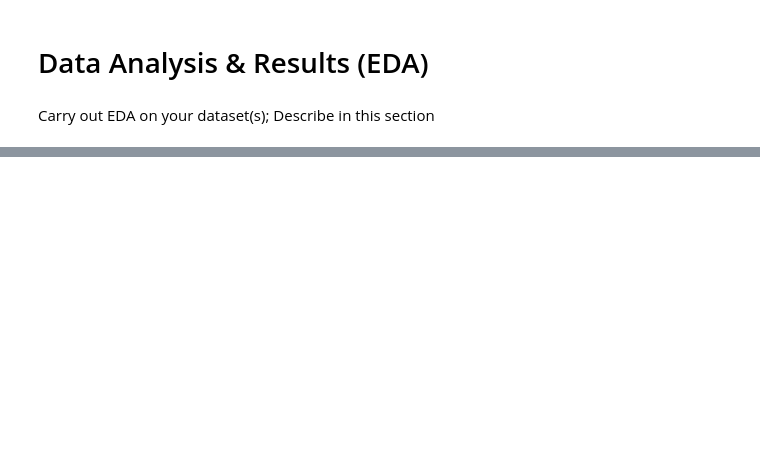
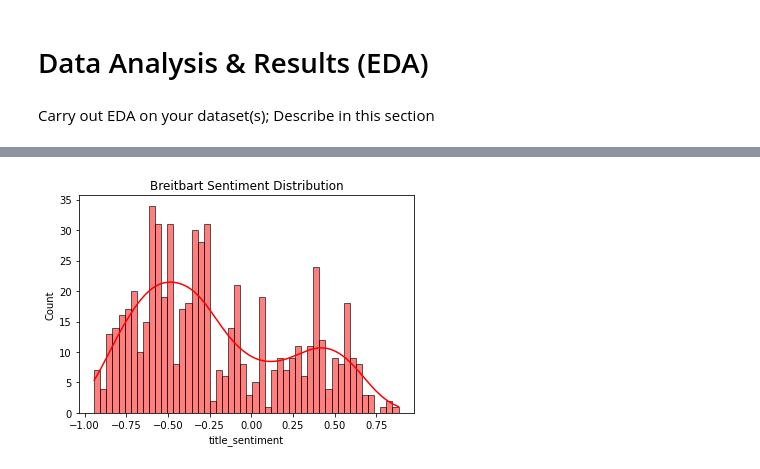
Before and after one commit to bridge-exe/Political-Polarity-Sentiments, a Jupyter notebook: EDACheckpoint_group046.ipynb, the cells around one changed output, grey strips where cells are left out. Drawn from its saved outputs; the diff is of its cells as text; code cells hidden in the pictures; blank space fills up the shorter version.

```diff
--- a/EDACheckpoint_group046.ipynb
+++ b/EDACheckpoint_group046.ipynb
@@ -278,0 +334,4 @@ news
+# %%
+breitbart = news[news['publication'] == 'Breitbart']
+cnn = news[news['publication'] == 'CNN']
+npr = news[news['publication'] == 'NPR']
@@ -278,0 +344,6 @@ news
+# %%
+breitbart_plot = sns.histplot(breitbart['title_sentiment'], bins=50, kde=True, color = 'red')
+
+breitbart_plot.set_title("Breitbart Sentiment Distribution");
+# %% [output]
+[figure, added]
```
Also changed, not shown: parts of 39 cells of this notebook.
